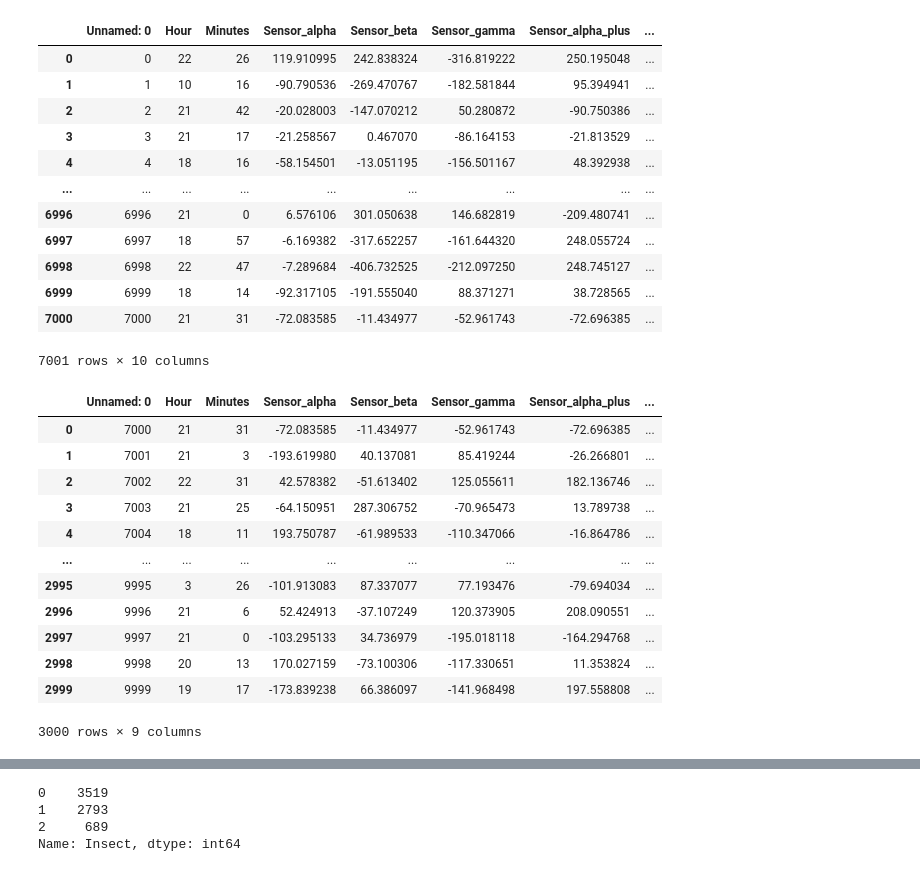
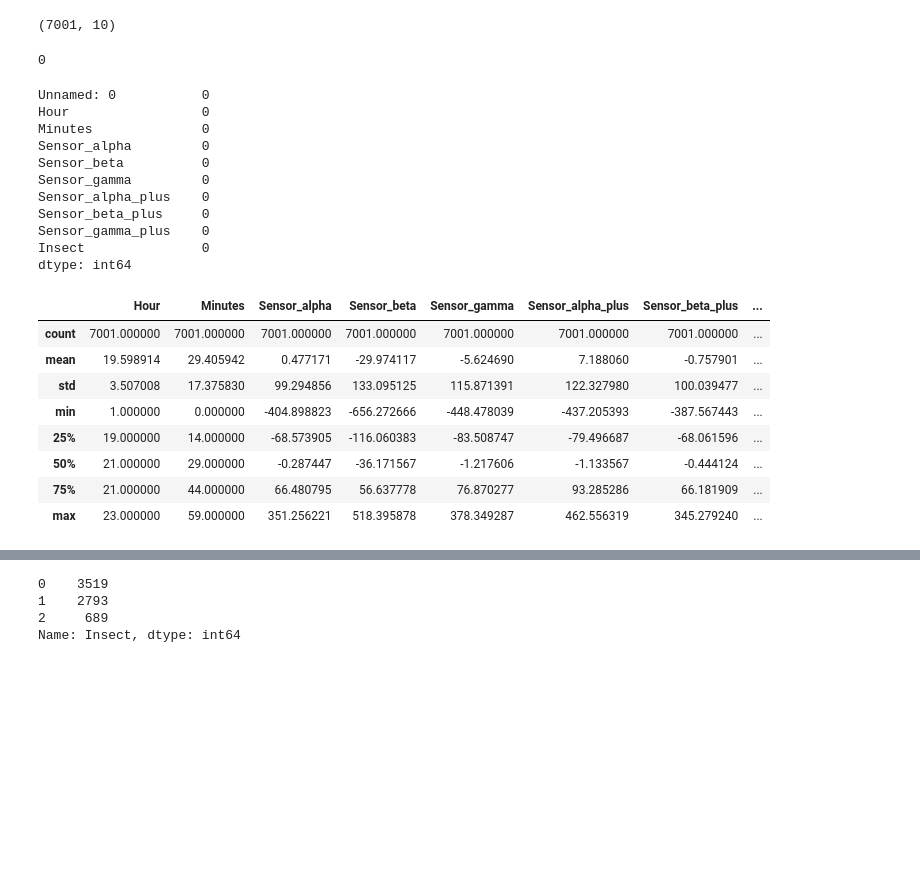
Before and after one commit to Lizzy-Mejia/Classification_insects, a Jupyter notebook: reto1.ipynb, the cells around one changed output, grey strips where cells are left out. Drawn from its saved outputs; the diff is of its cells as text; code cells hidden in the pictures; blank space fills up the shorter version.

```diff
--- a/reto1.ipynb
+++ b/reto1.ipynb
@@ -8,4 +41,5 @@ from sklearn.preprocessing import RobustScaler
 # %%
-#Lectura del dataset
-df=pd.read_csv('train.csv')
-dg=pd.read_csv('test_x.csv')
+# Lectura del dataset de entrenamiento
+data=pd.read_csv('train.csv')
+# Visualización inicial del conjunto de datos
+data
@@ -12,34 +87,43 @@ dg=pd.read_csv('test_x.csv')
+# %%
+# Dimensiones del dataset
+# Muestra la cantidad de datos y el número de columnas que posee el dataset
+data.shape
+# %% [output]
+(7001, 10)
+# %%
+# Validación de datos duplicados
+data.duplicated().sum()
+# %% [output]
+0
+# %%
+# Número de datos ausentes por variable
+print(data.isnull().sum())
+# %% [output]
+Unnamed: 0           0
+Hour                 0
+Minutes              0
+Sensor_alpha         0
+Sensor_beta          0
+Sensor_gamma         0
+Sensor_alpha_plus    0
+Sensor_beta_plus     0
+Sensor_gamma_plus    0
+Insect               0
+dtype: int64
+# %%
+# Eliminación de datos que son irrelevantes y que podrian afectar el resultado.
+df = data.drop(['Unnamed: 0'], axis=1)
 # %%
-#Visualización de la información que contine el dataset de entrenamiento
-df
+# Visualización de la información estadística del conjunto de datos
+# Para las variables numéricas
+df.describe()
 # %% [output]
-|  | Unnamed: 0 | Hour | Minutes | Sensor_alpha | Sensor_beta | Sensor_gamma | Sensor_alpha_plus | ... |
-| 0 | 0 | 22 | 26 | 119.910995 | 242.838324 | -316.819222 | 250.195048 | ... |
-| 1 | 1 | 10 | 16 | -90.790536 | -269.470767 | -182.581844 | 95.394941 | ... |
-| 2 | 2 | 21 | 42 | -20.028003 | -147.070212 | 50.280872 | -90.750386 | ... |
-| 3 | 3 | 21 | 17 | -21.258567 | 0.467070 | -86.164153 | -21.813529 | ... |
-| 4 | 4 | 18 | 16 | -58.154501 | -13.051195 | -156.501167 | 48.392938 | ... |
-| ... | ... | ... | ... | ... | ... | ... | ... | ... |
-| 6996 | 6996 | 21 | 0 | 6.576106 | 301.050638 | 146.682819 | -209.480741 | ... |
-| 6997 | 6997 | 18 | 57 | -6.169382 | -317.652257 | -161.644320 | 248.055724 | ... |
-| 6998 | 6998 | 22 | 47 | -7.289684 | -406.732525 | -212.097250 | 248.745127 | ... |
-| 6999 | 6999 | 18 | 14 | -92.317105 | -191.555040 | 88.371271 | 38.728565 | ... |
-| 7000 | 7000 | 21 | 31 | -72.083585 | -11.434977 | -52.961743 | -72.696385 | ... |
+|  | Hour | Minutes | Sensor_alpha | Sensor_beta | Sensor_gamma | Sensor_alpha_plus | Sensor_beta_plus | ... |
+| count | 7001.000000 | 7001.000000 | 7001.000000 | 7001.000000 | 7001.000000 | 7001.000000 | 7001.000000 | ... |
+| mean | 19.598914 | 29.405942 | 0.477171 | -29.974117 | -5.624690 | 7.188060 | -0.757901 | ... |
+| std | 3.507008 | 17.375830 | 99.294856 | 133.095125 | 115.871391 | 122.327980 | 100.039477 | ... |
+| min | 1.000000 | 0.000000 | -404.898823 | -656.272666 | -448.478039 | -437.205393 | -387.567443 | ... |
+| 25% | 19.000000 | 14.000000 | -68.573905 | -116.060383 | -83.508747 | -79.496687 | -68.061596 | ... |
+| 50% | 21.000000 | 29.000000 | -0.287447 | -36.171567 | -1.217606 | -1.133567 | -0.444124 | ... |
+| 75% | 21.000000 | 44.000000 | 66.480795 | 56.637778 | 76.870277 | 93.285286 | 66.181909 | ... |
+| max | 23.000000 | 59.000000 | 351.256221 | 518.395878 | 378.349287 | 462.556319 | 345.279240 | ... |
-7001 rows × 10 columns
-# %%
-#Visualización de la información que contine el dataset de prueba
-dg
-# %% [output]
-|  | Unnamed: 0 | Hour | Minutes | Sensor_alpha | Sensor_beta | Sensor_gamma | Sensor_alpha_plus | ... |
-| 0 | 7000 | 21 | 31 | -72.083585 | -11.434977 | -52.961743 | -72.696385 | ... |
-| 1 | 7001 | 21 | 3 | -193.619980 | 40.137081 | 85.419244 | -26.266801 | ... |
-| 2 | 7002 | 22 | 31 | 42.578382 | -51.613402 | 125.055611 | 182.136746 | ... |
-| 3 | 7003 | 21 | 25 | -64.150951 | 287.306752 | -70.965473 | 13.789738 | ... |
-| 4 | 7004 | 18 | 11 | 193.750787 | -61.989533 | -110.347066 | -16.864786 | ... |
-| ... | ... | ... | ... | ... | ... | ... | ... | ... |
-| 2995 | 9995 | 3 | 26 | -101.913083 | 87.337077 | 77.193476 | -79.694034 | ... |
-| 2996 | 9996 | 21 | 6 | 52.424913 | -37.107249 | 120.373905 | 208.090551 | ... |
-| 2997 | 9997 | 21 | 0 | -103.295133 | 34.736979 | -195.018118 | -164.294768 | ... |
-| 2998 | 9998 | 20 | 13 | 170.027159 | -73.100306 | -117.330651 | 11.353824 | ... |
-| 2999 | 9999 | 19 | 17 | -173.839238 | 66.386097 | -141.968498 | 197.558808 | ... |
-3000 rows × 9 columns
```
Also changed, not shown: parts of 73 cells of this notebook, 1 other file.
